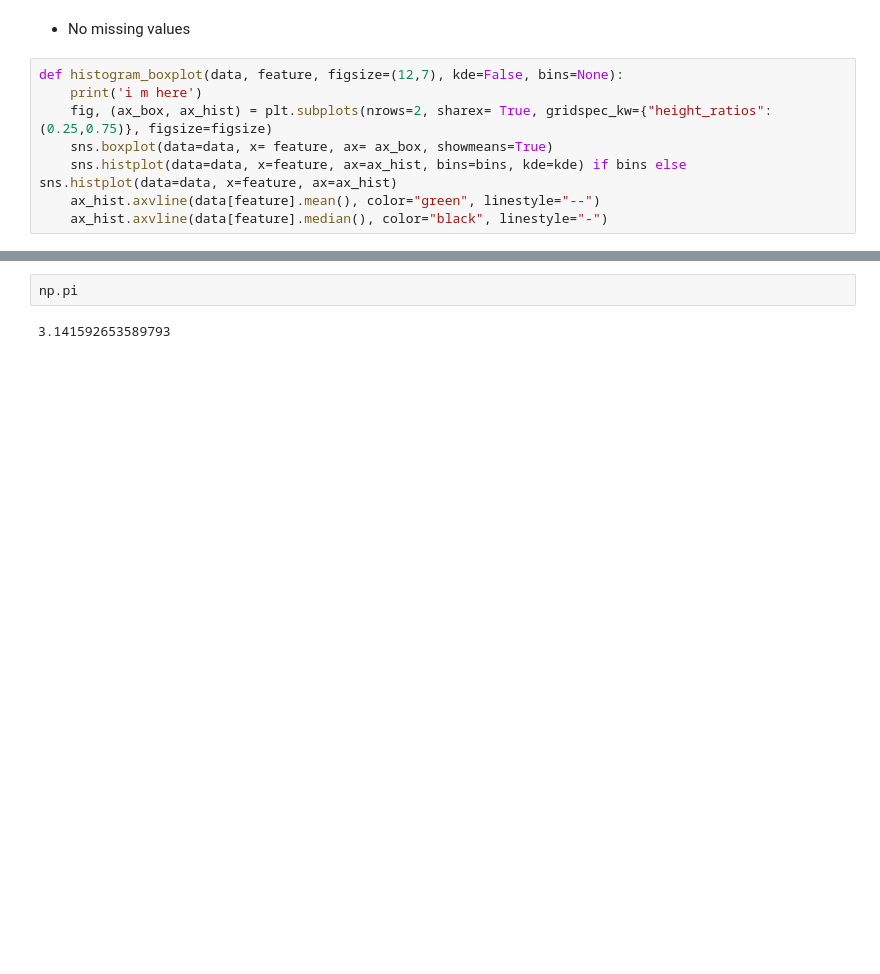
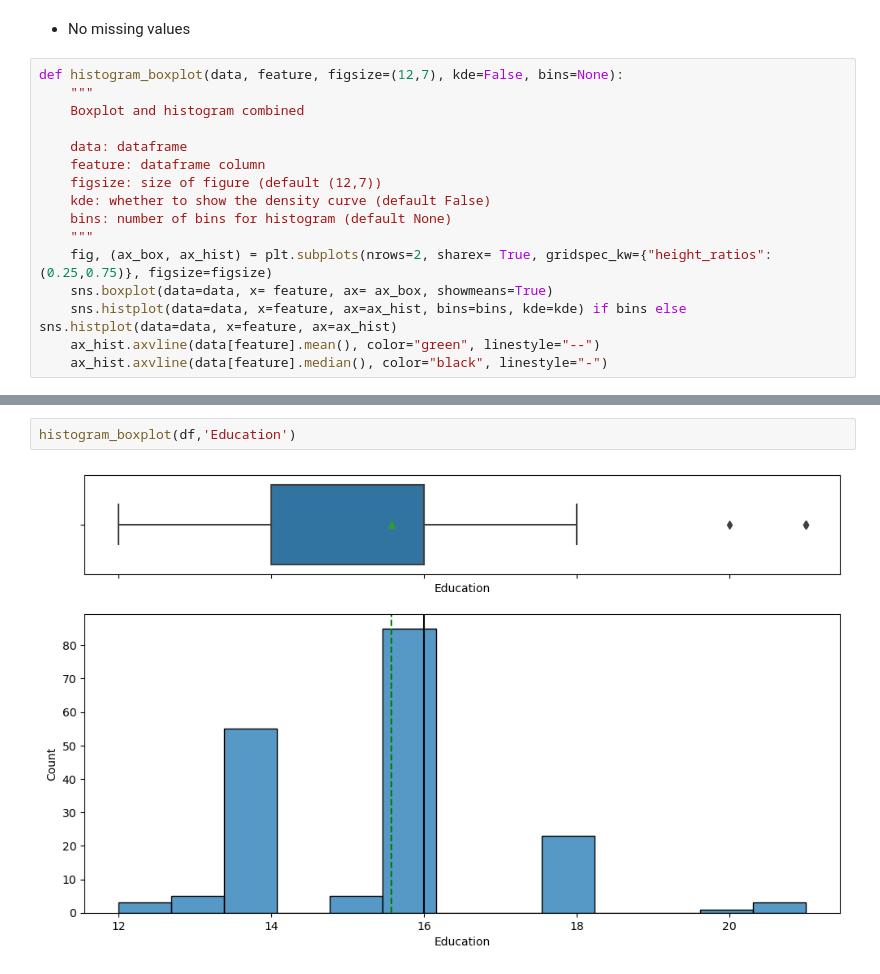
Before and after one commit to poonampal/AIML, a Jupyter notebook: Cardio Good Fitness Project - Problem Statement.ipynb, the cells around one changed output, grey strips where cells are left out. Drawn from its saved outputs; the diff is of its cells as text; blank space fills up the shorter version.

```diff
--- a/Cardio Good Fitness Project - Problem Statement.ipynb
+++ b/Cardio Good Fitness Project - Problem Statement.ipynb
@@ -115,7 +111,15 @@ dtype: int64
 * No missing values
 # %%
 def histogram_boxplot(data, feature, figsize=(12,7), kde=False, bins=None):
-    print('i m here')
+    """
+    Boxplot and histogram combined
+
+    data: dataframe
+    feature: dataframe column
+    figsize: size of figure (default (12,7))
+    kde: whether to show the density curve (default False)
+    bins: number of bins for histogram (default None)
+    """
     fig, (ax_box, ax_hist) = plt.subplots(nrows=2, sharex= True, gridspec_kw={"height_ratios":(0.25,0.75)}, figsize=figsize)
     sns.boxplot(data=data, x= feature, ax= ax_box, showmeans=True)
     sns.histplot(data=data, x=feature, ax=ax_hist, bins=bins, kde=kde) if bins else sns.histplot(data=data, x=feature, ax=ax_hist)
@@ -126,4 +132,4 @@ histogram_boxplot(df, 'Age')
 # %%
-np.pi
+histogram_boxplot(df,'Education')
 # %% [output]
-3.141592653589793
+[figure, added]
```
Also changed, not shown: parts of 38 cells of this notebook, 1 other file.
